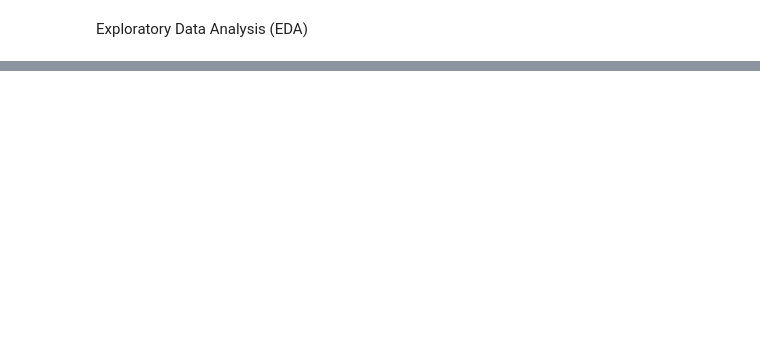
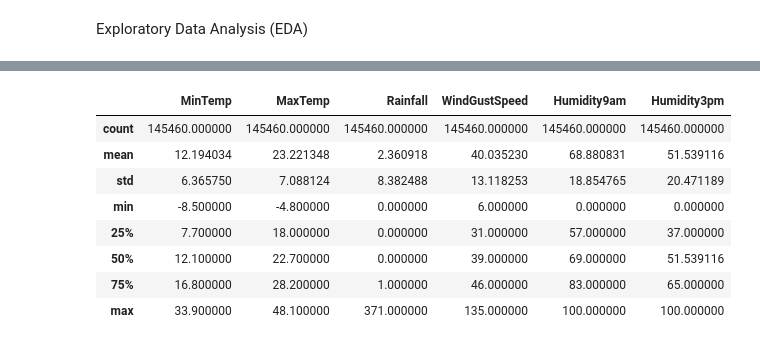
Before and after one commit to anabasalo/ml-portfolio, a Jupyter notebook: logistical-regression.ipynb, the cells around one changed output, grey strips where cells are left out. Cells and saved outputs as stored; diff of their text form; code cells hidden in the pictures; blank space fills up the shorter version.

```diff
--- a/logistical-regression.ipynb
+++ b/logistical-regression.ipynb
@@ -67,0 +134,14 @@ plt.show()
+# %%
+# Summary Statistics of Selected Numerical Features
+selected_numerical_features = ['MinTemp', 'MaxTemp', 'Rainfall', 'WindGustSpeed', 'Humidity9am', 'Humidity3pm']
+df[selected_numerical_features].describe()
+# %% [output]
+|  | MinTemp | MaxTemp | Rainfall | WindGustSpeed | Humidity9am | Humidity3pm |
+| count | 145460.000000 | 145460.000000 | 145460.000000 | 145460.000000 | 145460.000000 | 145460.000000 |
+| mean | 12.194034 | 23.221348 | 2.360918 | 40.035230 | 68.880831 | 51.539116 |
+| std | 6.365750 | 7.088124 | 8.382488 | 13.118253 | 18.854765 | 20.471189 |
+| min | -8.500000 | -4.800000 | 0.000000 | 6.000000 | 0.000000 | 0.000000 |
+| 25% | 7.700000 | 18.000000 | 0.000000 | 31.000000 | 57.000000 | 37.000000 |
+| 50% | 12.100000 | 22.700000 | 0.000000 | 39.000000 | 69.000000 | 51.539116 |
+| 75% | 16.800000 | 28.200000 | 1.000000 | 46.000000 | 83.000000 | 65.000000 |
+| max | 33.900000 | 48.100000 | 371.000000 | 135.000000 | 100.000000 | 100.000000 |
```
Also changed, not shown: parts of 9 cells of this notebook, 1 other file.
